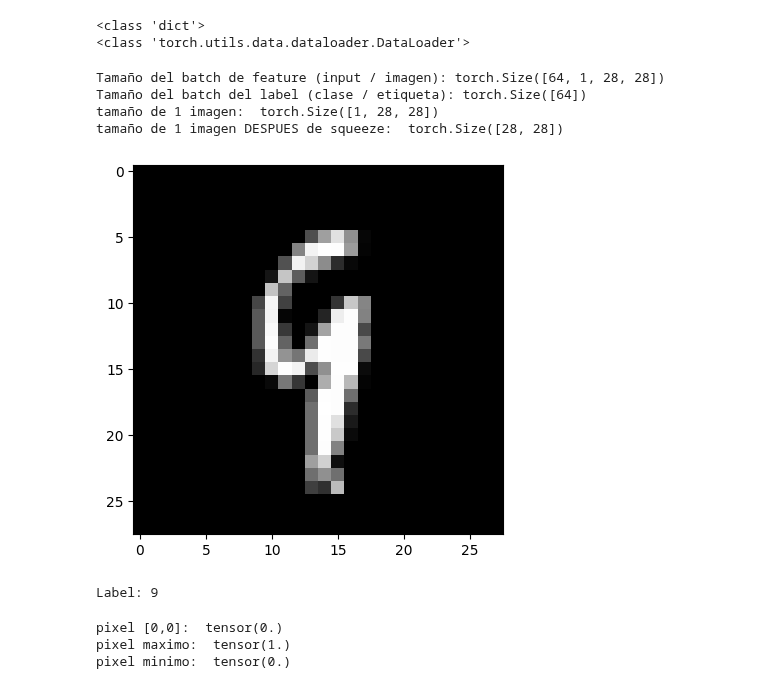
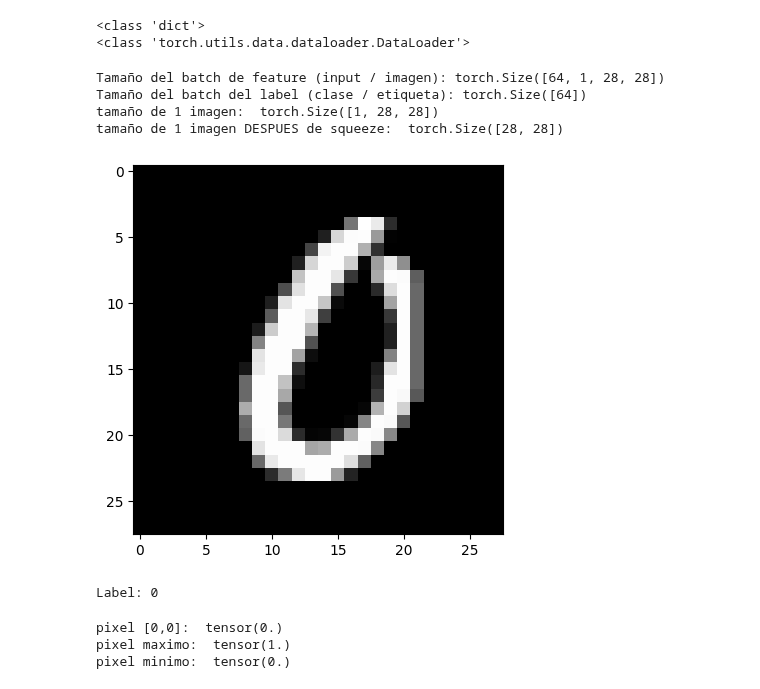
Before and after one commit to FIUBA-Posgrado-Inteligencia-Artificial/aprendizaje_profundo, a Jupyter notebook: clase_5/jupyter_notebooks/CNN_implementacion.ipynb, the cells around one changed output. Saved outputs shown, nothing was run; the diff lists cells and outputs as text; code cells hidden in the pictures.

```diff
--- a/clase_5/jupyter_notebooks/CNN_implementacion.ipynb
+++ b/clase_5/jupyter_notebooks/CNN_implementacion.ipynb
@@ -95,29 +113,29 @@ train_features, train_labels = next(iter(dataloader['train']))
 # %%
 # verifico sus dimensiones
 print(f"Tamaño del batch de feature (input / imagen): {train_features.size()}")
 print(f"Tamaño del batch del label (clase / etiqueta): {train_labels.size()}")
 
 # tomo 1 imagen para poder visualizarla
 # y verifico sus dimensiones
 
-img = train_features[22]
+img = train_features[20]
 print('tamaño de 1 imagen: ', img.shape)
 # le QUITO 1 dimension (la del tamaño del batch) para poder graficar
 img = img.squeeze()
 print('tamaño de 1 imagen DESPUES de squeeze: ', img.shape)
-label = train_labels[22]
+label = train_labels[20]
 
 # ploteo esa imagen
 plt.imshow(img, cmap="gray")
 plt.show()
 print(f"Label: {label}")
 # %% [output]
 Tamaño del batch de feature (input / imagen): torch.Size([64, 1, 28, 28])
 Tamaño del batch del label (clase / etiqueta): torch.Size([64])
 tamaño de 1 imagen:  torch.Size([1, 28, 28])
 tamaño de 1 imagen DESPUES de squeeze:  torch.Size([28, 28])
-[figure, old version]
+[figure, new version]
-Label: 9
+Label: 0
 # %%
 print('pixel [0,0]: ',img[0][0])
 print('pixel maximo: ', torch.max(img))
```
Also changed, not shown: parts of 17 cells of this notebook, 8 other files.
